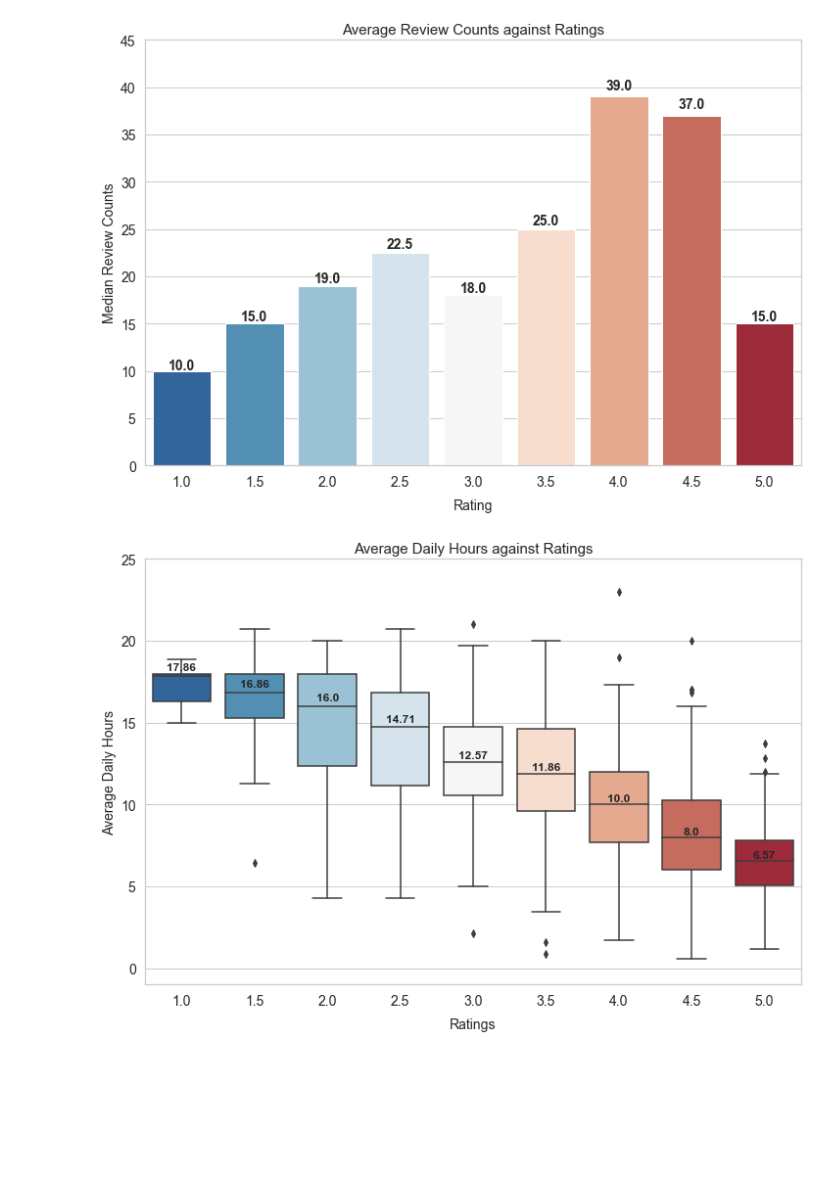
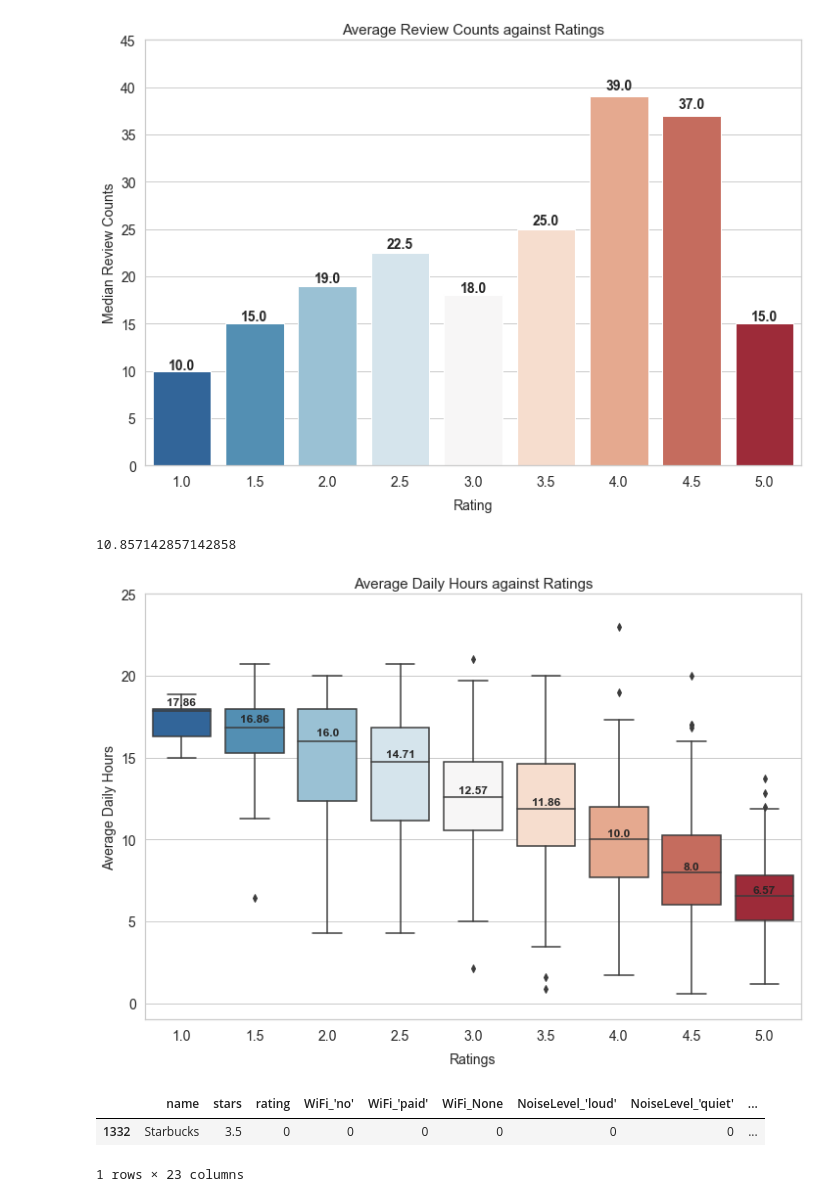
Before and after one commit to mitabanik/Coffee-business-reviews, a Jupyter notebook: coffee_business_analysis.ipynb, the cells around one changed output. Saved outputs shown, nothing was run; the diff lists cells and outputs as text; code cells hidden in the pictures; blank space fills up the shorter version.

```diff
--- a/coffee_business_analysis.ipynb
+++ b/coffee_business_analysis.ipynb
@@ -239,5 +237,22 @@ plt.ylim([-1,25])
 for i in grouped.index:
     v=round(grouped['total_hours'][i],2)
     plt.text(i, v*1.02, str(v), horizontalalignment ='center',fontweight='bold', fontsize=12)
+print(df.total_hours.median())
 # %% [output]
+10.857142857142858
 [figure]
+# %%
+def rating(star):
+    if star<4:
+        return 0
+    else: return 1
+coffee_attr['rating']=coffee_attr['stars'].apply(rating)
+# %%
+temp = pd.get_dummies(coffee_attr,columns=['WiFi','NoiseLevel','BikeParking','OutdoorSeating',
+                                    'RestaurantsPriceRange2','BusinessAcceptsBitcoin','HasTV','BusinessAcceptsCreditCards',
+                                          'RestaurantsTakeOut'],drop_first=True)
+temp.sample()
+# %% [output]
+|  | name | stars | rating | WiFi_'no' | WiFi_'paid' | WiFi_None | NoiseLevel_'loud' | NoiseLevel_'quiet' | ... |
+| 1332 | Starbucks | 3.5 | 0 | 0 | 0 | 0 | 0 | 0 | ... |
+1 rows × 23 columns
```
Also changed, not shown: parts of 10 cells of this notebook.
